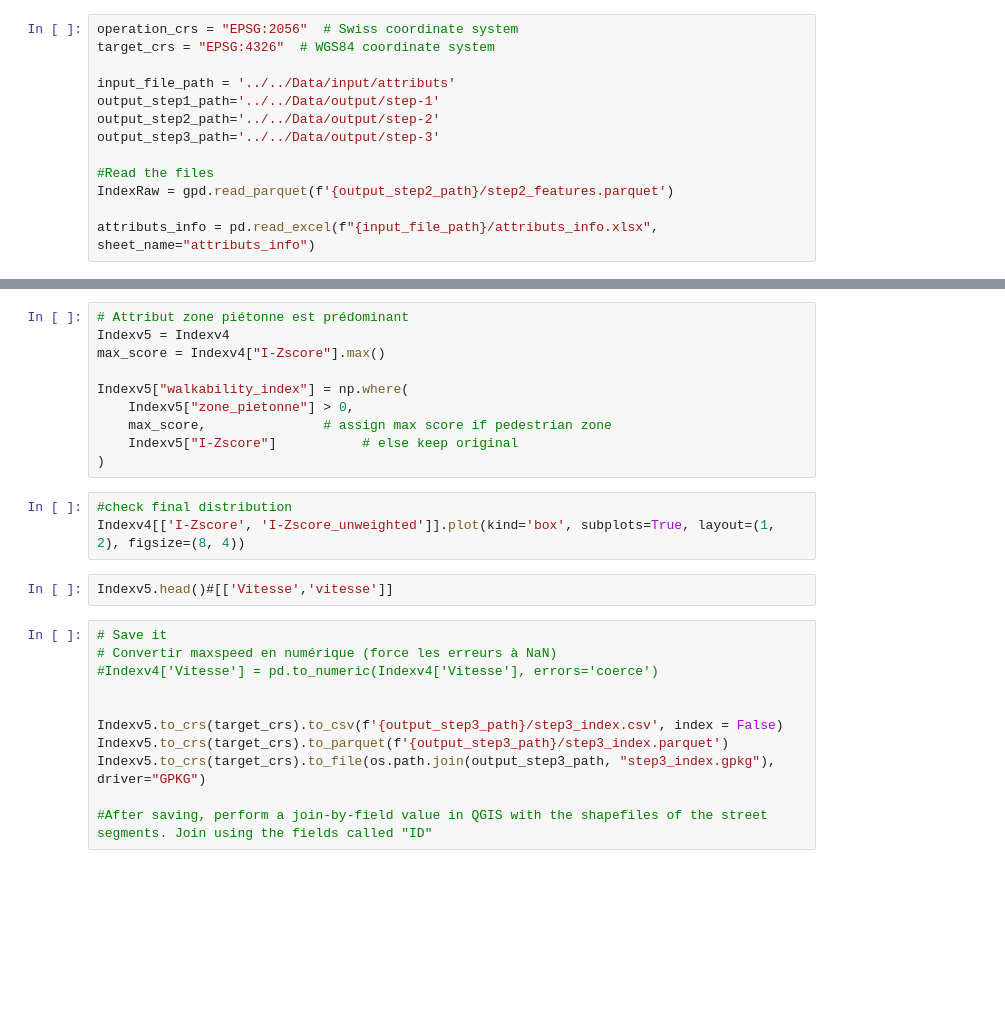
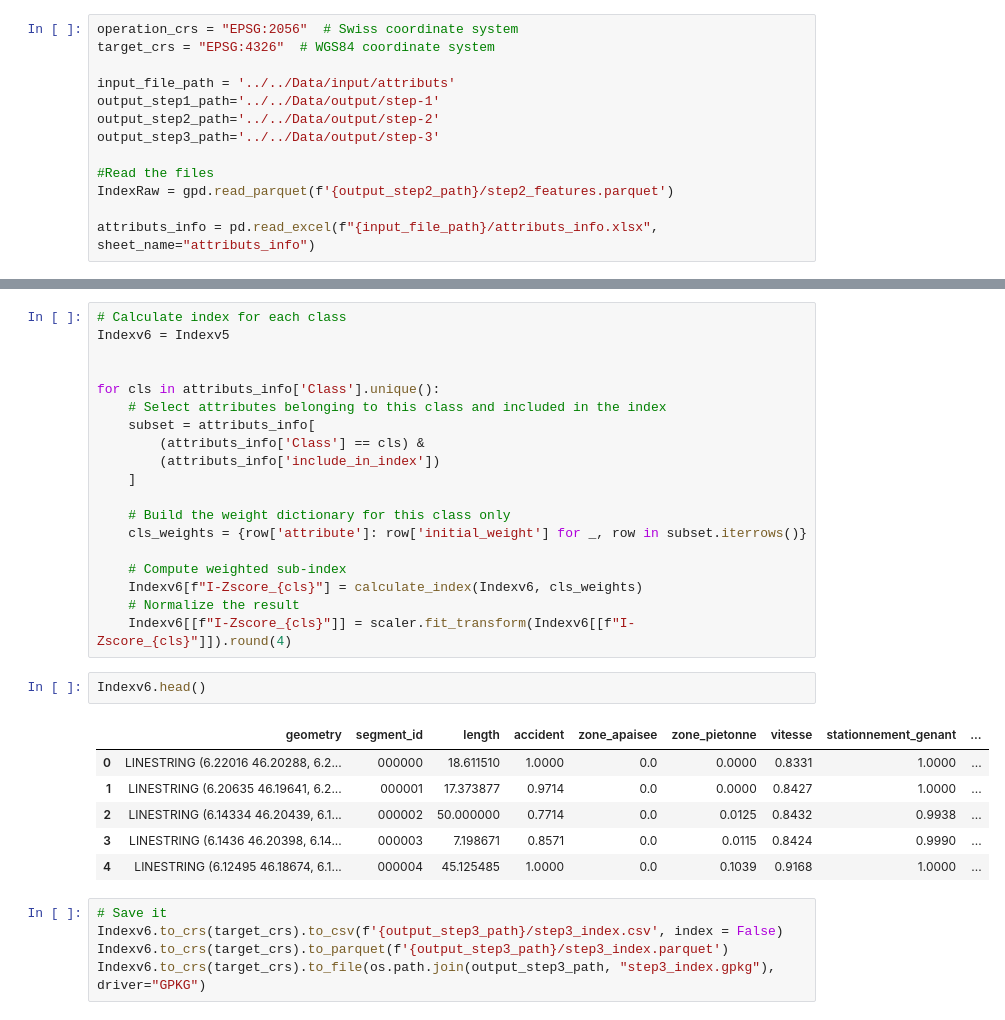
Before and after one commit to action-situee/index-marchabilite-ge, a Jupyter notebook: Notebook/Step 3/3_1_Walk_index.ipynb, the cells around one changed output, grey strips where cells are left out. Cells and saved outputs as stored; diff of their text form; blank space fills up the shorter version.

```diff
--- a/Notebook/Step 3/3_1_Walk_index.ipynb
+++ b/Notebook/Step 3/3_1_Walk_index.ipynb
@@ -153,26 +194,33 @@ Indexv4[['I-Zscore_unweighted']] = scaler.fit_transform(Indexv4[['I-Zscore_unwei
-# %%
-# Attribut zone piétonne est prédominant
-Indexv5 = Indexv4
-max_score = Indexv4["I-Zscore"].max()
-
-Indexv5["walkability_index"] = np.where(
-    Indexv5["zone_pietonne"] > 0,
-    max_score,               # assign max score if pedestrian zone
-    Indexv5["I-Zscore"]           # else keep original
-)
-# %%
-#check final distribution
-Indexv4[['I-Zscore', 'I-Zscore_unweighted']].plot(kind='box', subplots=True, layout=(1, 2), figsize=(8, 4))
+# %%
+# Calculate index for each class
+Indexv6 = Indexv5
+
+
+for cls in attributs_info['Class'].unique():
+    # Select attributes belonging to this class and included in the index
+    subset = attributs_info[
+        (attributs_info['Class'] == cls) &
+        (attributs_info['include_in_index'])
+    ]
+
+    # Build the weight dictionary for this class only
+    cls_weights = {row['attribute']: row['initial_weight'] for _, row in subset.iterrows()}
+
+    # Compute weighted sub-index
+    Indexv6[f"I-Zscore_{cls}"] = calculate_index(Indexv6, cls_weights)
+    # Normalize the result
+    Indexv6[[f"I-Zscore_{cls}"]] = scaler.fit_transform(Indexv6[[f"I-Zscore_{cls}"]]).round(4)
 # %%
-Indexv5.head()#[['Vitesse','vitesse']]
+Indexv6.head()
+# %% [output]
+|  | geometry | segment_id | length | accident | zone_apaisee | zone_pietonne | vitesse | stationnement_genant | ... |
+| 0 | LINESTRING (6.22016 46.20288, 6.2... | 000000 | 18.611510 | 1.0000 | 0.0 | 0.0000 | 0.8331 | 1.0000 | ... |
+| 1 | LINESTRING (6.20635 46.19641, 6.2... | 000001 | 17.373877 | 0.9714 | 0.0 | 0.0000 | 0.8427 | 1.0000 | ... |
+| 2 | LINESTRING (6.14334 46.20439, 6.1... | 000002 | 50.000000 | 0.7714 | 0.0 | 0.0125 | 0.8432 | 0.9938 | ... |
+| 3 | LINESTRING (6.1436 46.20398, 6.14... | 000003 | 7.198671 | 0.8571 | 0.0 | 0.0115 | 0.8424 | 0.9990 | ... |
+| 4 | LINESTRING (6.12495 46.18674, 6.1... | 000004 | 45.125485 | 1.0000 | 0.0 | 0.1039 | 0.9168 | 1.0000 | ... |
 # %%
 # Save it
-# Convertir maxspeed en numérique (force les erreurs à NaN)
-#Indexv4['Vitesse'] = pd.to_numeric(Indexv4['Vitesse'], errors='coerce')
-
-
-Indexv5.to_crs(target_crs).to_csv(f'{output_step3_path}/step3_index.csv', index = False)
-Indexv5.to_crs(target_crs).to_parquet(f'{output_step3_path}/step3_index.parquet')
-Indexv5.to_crs(target_crs).to_file(os.path.join(output_step3_path, "step3_index.gpkg"), driver="GPKG")
-
-#After saving, perform a join-by-field value in QGIS with the shapefiles of the street segments. Join using the fields called "ID"
+Indexv6.to_crs(target_crs).to_csv(f'{output_step3_path}/step3_index.csv', index = False)
+Indexv6.to_crs(target_crs).to_parquet(f'{output_step3_path}/step3_index.parquet')
+Indexv6.to_crs(target_crs).to_file(os.path.join(output_step3_path, "step3_index.gpkg"), driver="GPKG")
```
Also changed, not shown: parts of 11 cells of this notebook, 8 other files.
